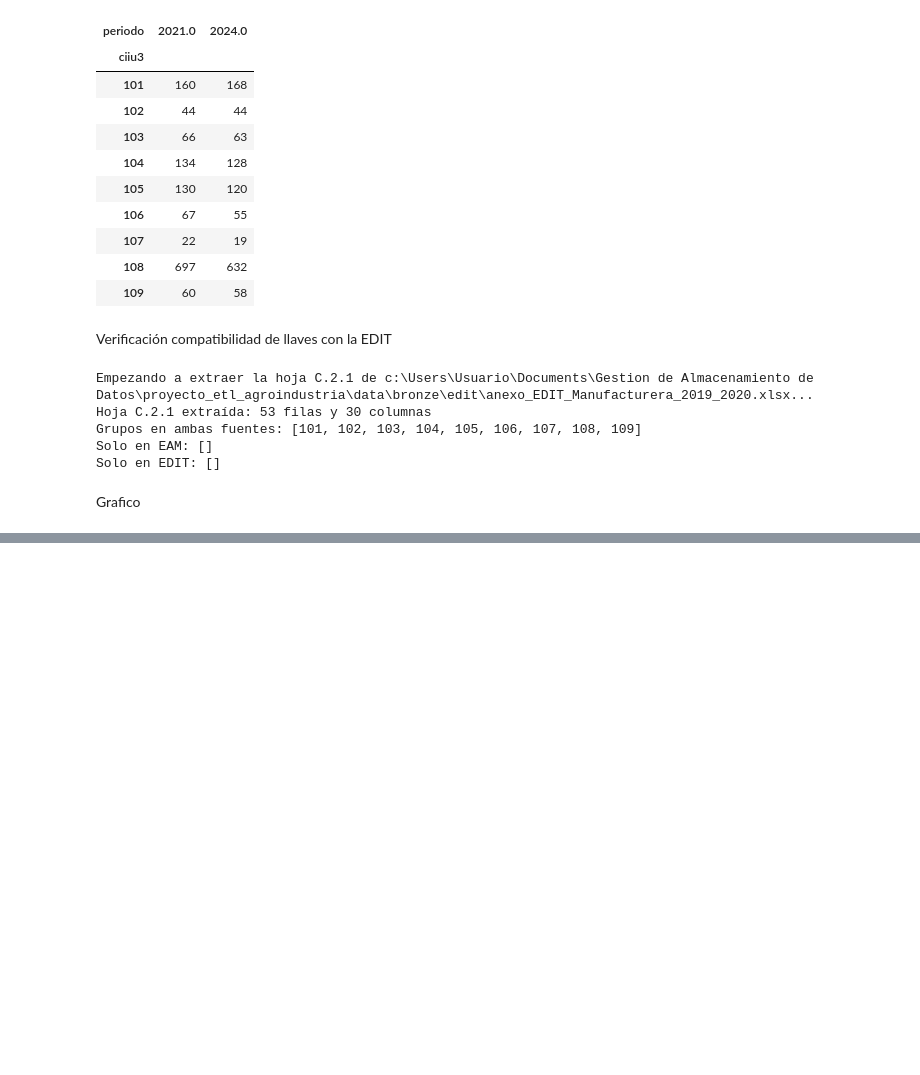
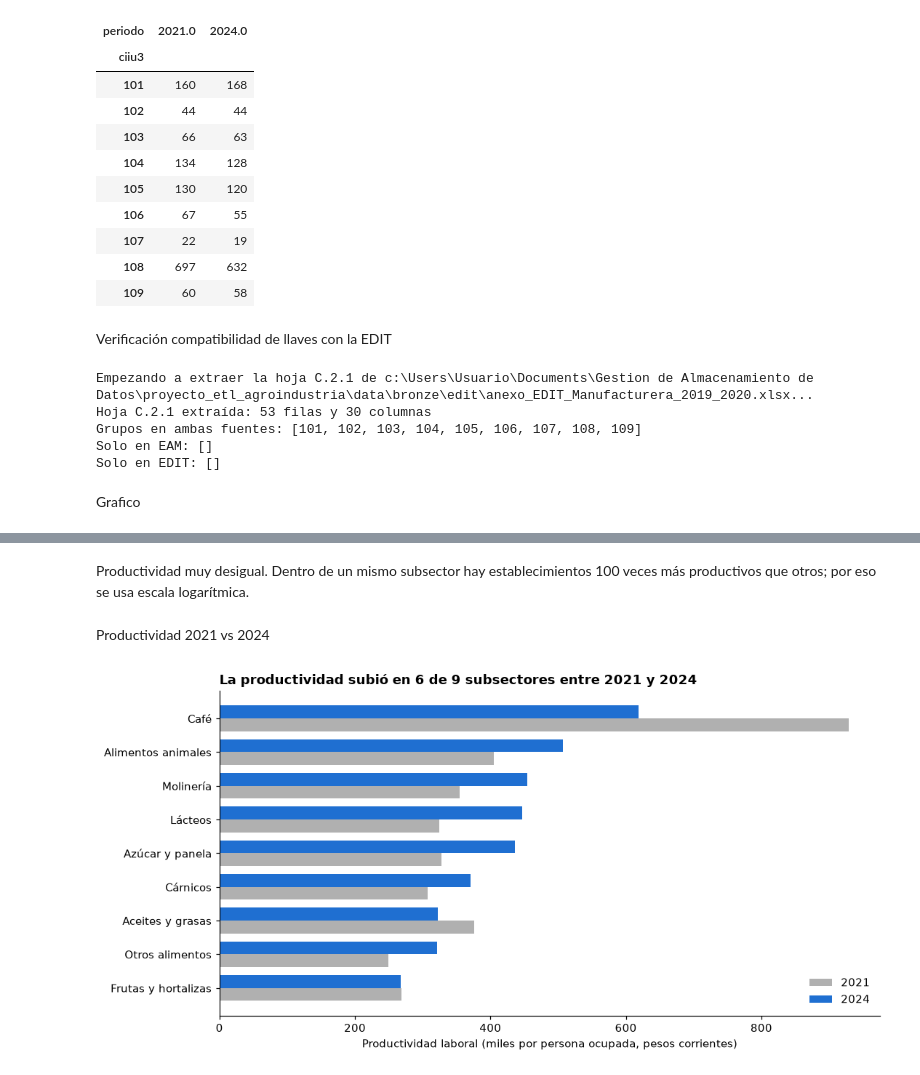
Before and after one commit to Edward-Orozco/Proyecto_ETL_Agroindustria, a Jupyter notebook: notebooks/eda.ipynb, the cells around one changed output, grey strips where cells are left out. Drawn from its saved outputs; the diff is of its cells as text; code cells hidden in the pictures; blank space fills up the shorter version.

```diff
--- a/notebooks/eda.ipynb
+++ b/notebooks/eda.ipynb
@@ -141,0 +143,21 @@ plt.show()
+# %% [markdown]
+Productividad muy desigual. Dentro de un mismo subsector hay establecimientos 100 veces más productivos que otros; por eso se usa escala logarítmica.
+# %% [markdown]
+Productividad 2021 vs 2024
+# %%
+tabla = gold.pivot(index="grupo", columns="anio", values="productividad_laboral").sort_values(2024)
+
+fig, ax = plt.subplots(figsize=(10, 5))
+y = np.arange(len(tabla))
+alto = 0.38
+ax.barh(y - alto / 2, tabla[2021] / 1000, height=alto, color=GRIS, label="2021")
+ax.barh(y + alto / 2, tabla[2024] / 1000, height=alto, color=AZUL, label="2024")
+ax.set_yticks(y, tabla.index)
+ax.set_xlabel("Productividad laboral (miles por persona ocupada, pesos corrientes)")
+ax.set_title("La productividad subió en 6 de 9 subsectores entre 2021 y 2024", loc="left", fontweight="bold")
+ax.legend(frameon=False)
+plt.tight_layout()
+plt.savefig(FIG_DIR / "02_productividad_2021_2024.png", bbox_inches="tight")
+plt.show()
+# %% [output]
+[figure, added]
```
Also changed, not shown: parts of 21 cells of this notebook, 7 other files.
